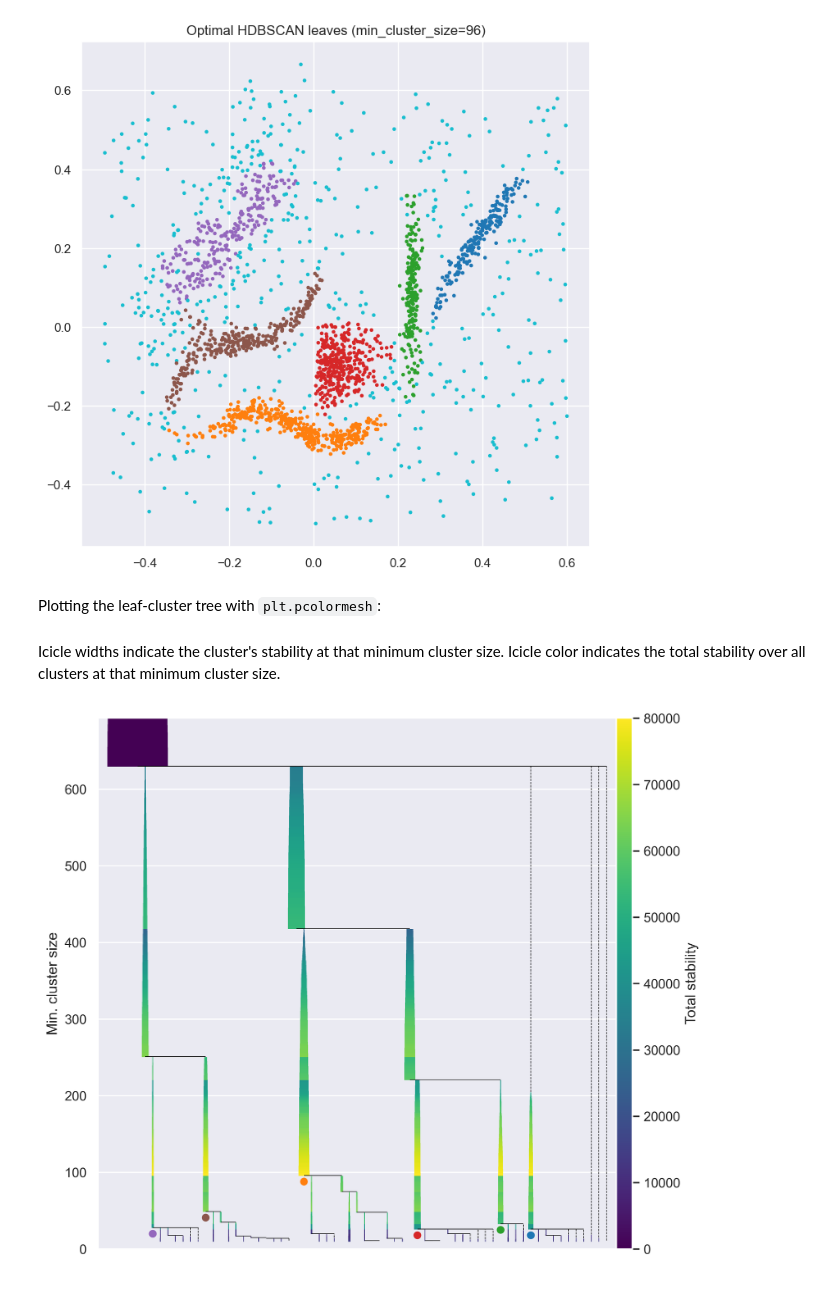
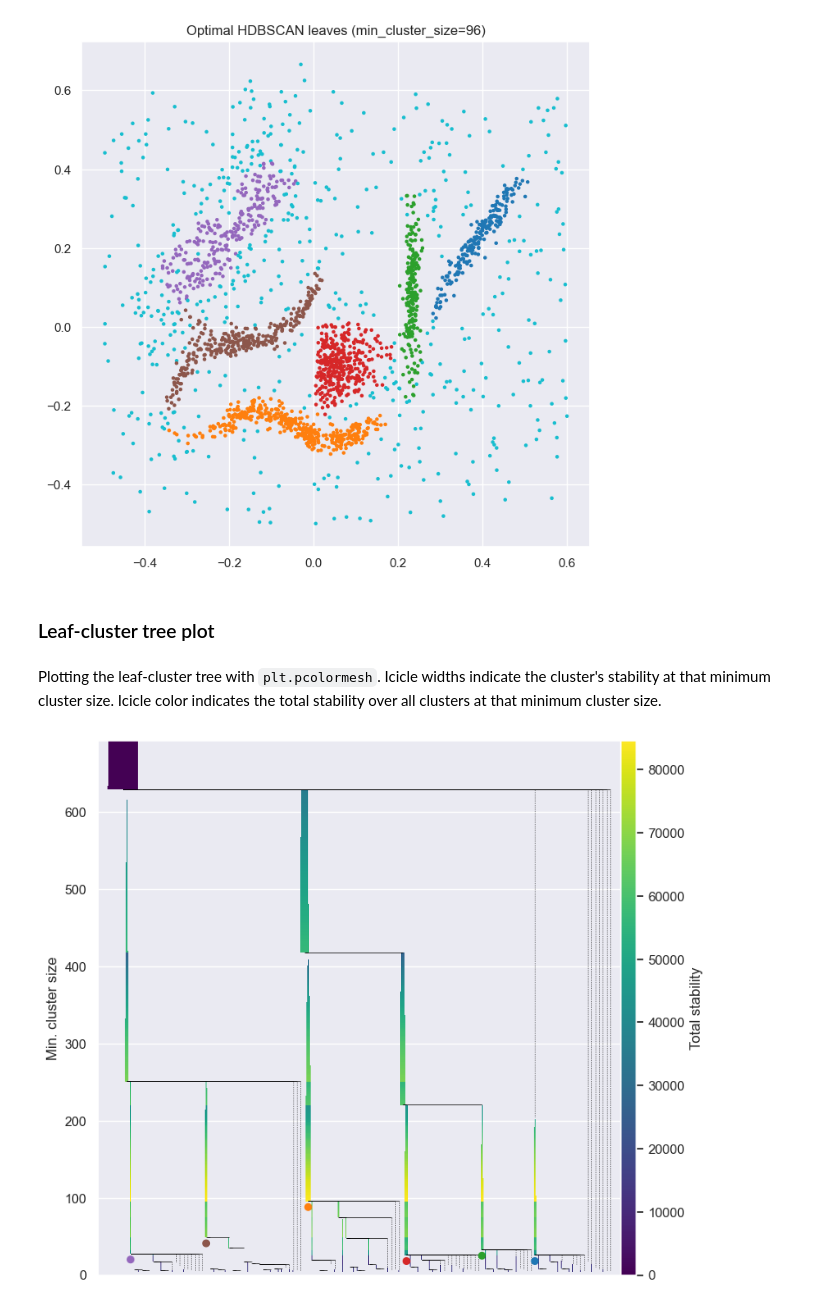
Before and after one commit to JelmerBot/fast_hdbscan, a Jupyter notebook: doc/layer_clustering.ipynb, the cells around one changed output. Saved outputs shown, nothing was run; the diff lists cells and outputs as text; code cells hidden in the pictures.

```diff
--- a/doc/layer_clustering.ipynb
+++ b/doc/layer_clustering.ipynb
@@ -280,32 +284,42 @@ plt.show()
 The optimal minimum cluster size has the lowest number of noise points or
 highest total stability (equivalent in this case), finding the same labelling as
 `LayerClustering`:
+# %%
+from fast_hdbscan.cluster_trees import (
+    get_cluster_label_vector,
+    get_point_membership_strength_vector,
+)
+
+
+def optimal_clustering(raw_tree, leaves, total_stability, n_points):
+    # best_size = np.argmax(clustered_points)
+    best_size = np.argmax(total_stability)
+    select_leaves = [
+        leaf_id
+        for leaf_id, attrs in leaves.items()
+        if attrs["birth"] <= best_size and attrs.get("death", np.inf) > best_size
+    ]
+
+    labels = get_cluster_label_vector(
+        raw_tree, select_leaves, cluster_selection_epsilon=0.0, n_samples=n_points
+    )
+    probs = get_point_membership_strength_vector(raw_tree, select_leaves, labels)
+    return labels, probs, best_size
 # %%
-from fast_hdbscan.cluster_trees import (
-    get_cluster_label_vector,
-    get_point_membership_strength_vector,
+labels, probs, best_size = optimal_clustering(
+    c._condensed_tree, leaves, total_stability, data.shape[0]
 )
-
-# best_size = min_sizes[np.argmin(noise_trace)]
-best_size = np.argmax(total_stability)
-select_leaves = [
-    leaf_id
-    for leaf_id, attrs in leaves.items()
-    if attrs["birth"] <= best_size and attrs.get("death", np.inf) > best_size
-]
-
-labels = get_cluster_label_vector(
-    tree, select_leaves, cluster_selection_epsilon=0.0, n_samples=n_points
-)
-probs = get_point_membership_strength_vector(tree, select_leaves, labels)
-
 plt.scatter(*data.T, c=labels % 10, s=5, cmap="tab10", vmax=9, vmin=0)
 plt.title(f"Optimal HDBSCAN leaves (min_cluster_size={best_size})")
 plt.show()
 # %% [output]
 [figure]
+# %% [markdown]
+### Leaf-cluster tree plot
 # %% [markdown]
-Plotting the leaf-cluster tree with `plt.pcolormesh`:
+Plotting the leaf-cluster tree with `plt.pcolormesh`. Icicle widths indicate the
+cluster's stability at that minimum cluster size. Icicle color indicates the
+total stability over all clusters at that minimum cluster size.
 # %%
 import warnings
 from matplotlib.collections import LineCollection
@@ -477,14 +508,10 @@ class LeafClusterTree:
         xlim = plt.xlim()
         plt.xlim([xlim[0] - 0.02 * xlim[1], 1.02 * xlim[1]])
         plt.ylim([0, inf_value])
-# %% [markdown]
-Icicle widths indicate the cluster's stability at that minimum cluster size.
-Icicle color indicates the total stability over all clusters at that minimum
-cluster size.
 # %%
-plt.figure(dpi=600)
-tree_class = LeafClusterTree(labels, tree, leaves, total_stability)
+plt.figure()
+tree_class = LeafClusterTree(labels, c._condensed_tree, leaves, total_stability)
 tree_class.plot(colorbar_kws=dict(pad=0, fraction=0.03))
 plt.show()
 # %% [output]
-[figure, old version]
+[figure, new version]
```
Also changed, not shown: parts of 30 cells of this notebook.
